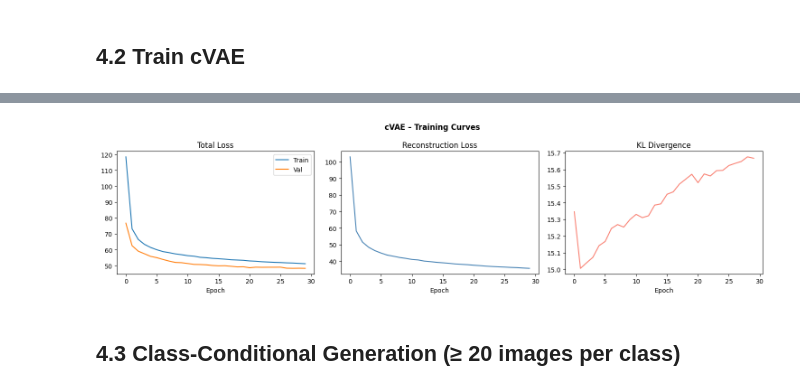
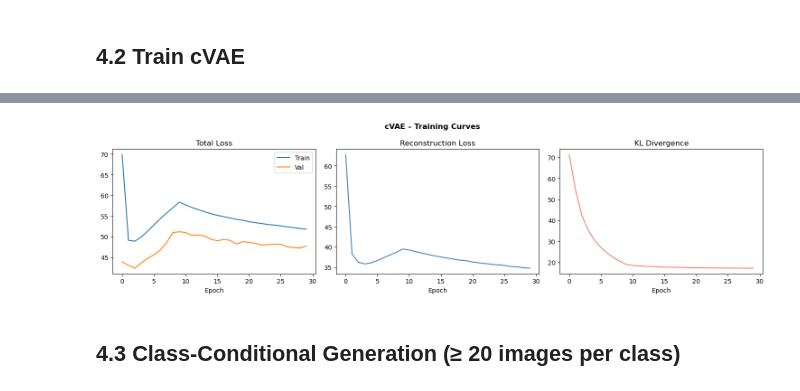
Before and after one commit to HamedAV/ML_Project_Fashion-MNIST-VAE, a Jupyter notebook: fashion-mnist-vae.ipynb, the cells around one changed output, grey strips where cells are left out. Saved outputs shown, nothing was run; the diff lists cells and outputs as text; code cells hidden in the pictures.

```diff
--- a/fashion-mnist-vae.ipynb
+++ b/fashion-mnist-vae.ipynb
@@ -378,15 +405,16 @@ def evaluate_vae(model, loader, beta=1.0, label='Test'):
     for imgs, _ in loader:
         imgs = imgs.to(DEVICE)
         recon, mu, logvar = model(imgs)
-        loss, r, k = vae_loss(recon, imgs, mu, logvar, beta)
-        total      += loss.item()
+        loss, r, k = vae_loss(recon, imgs, mu, logvar, beta * 10, beta)
+        total += loss.item()
         recon_total += r
-        kld_total   += k
+        kld_total += k
     n = len(loader)
-    print(f'[{label}] Total: {total/n:.4f}  '
-          f'Recon: {recon_total/n:.4f}  '
-          f'KLD: {kld_total/n:.4f}')
-    return {'total': total/n, 'recon': recon_total/n, 'kld': kld_total/n}
+    print(f'[{label}] Total: {total / n:.4f}  '
+          f'Recon: {recon_total / n:.4f}  '
+          f'KLD: {kld_total / n:.4f}')
+    return {'total': total / n, 'recon': recon_total / n, 'kld': kld_total / n}
+
 
 base_metrics = evaluate_vae(vae_base, test_loader, beta=1.0, label='Baseline VAE – Test')
 # %% [output]
@@ -862,61 +914,80 @@ def train_cvae(model, train_loader, val_loader, epochs=30, lr=1e-3, beta=1.0):
     optimizer = torch.optim.Adam(model.parameters(), lr=lr)
 
     history = {
-        'train_loss':  [],
-        'val_loss':    [],
-        'train_recon': [],
-        'train_kld':   [],
-        'val_recon':   [],
-        'val_kld':     [],
+        'train_loss': [0.0],
+        'val_loss': [0.0],
+        'train_recon': [0.0],
+        'train_kld': [0.0],
+        'val_recon': [0.0],
+        'val_kld': [0.0],
     }
-
+    pbar = tqdm(total=epochs * (len(train_loader) + len(val_loader)), desc="Training")
     for epoch in range(1, epochs + 1):
 
         # ── Training ──────────────────────────────────────────────────────────
         model.train()
         t_loss = t_recon = t_kld = 0.0
 
-        for imgs, labels in train_loader:
+        for batch_idx, (imgs, labels) in enumerate(train_loader, 1):
             imgs, labels = imgs.to(DEVICE), labels.to(DEVICE)
             optimizer.zero_grad()
 
-            recon, mu, logvar        = model(imgs, labels)
-            loss, recon_loss, kld_loss = vae_loss(recon, imgs, mu, logvar, beta)
+            recon, mu, logvar = model(imgs, labels)
+            loss, recon_loss, kld_loss = vae_loss(recon, imgs, mu, logvar, epoch, beta)
 
             loss.backward()
             optimizer.step()
 
             # vae_loss returns the total as a Tensor but components as floats
-            t_loss  += loss.item()
-            t_recon += float(recon_loss)   # safe for both Tensor and float
-            t_kld   += float(kld_loss)     # safe for both Tensor and float
+            t_loss += loss.item()
+            t_recon += float(recon_loss)  # safe for both Tensor and float
+            t_kld += float(kld_loss)  # safe for both Tensor and float
+            pbar.update(1)
+            pbar.set_postfix({
+                "train": f"{history['train_loss'][-1]:.2f}",
+                "val": f"{history['val_loss'][-1]:.2f}",
+                "recon": f"{history['train_recon'][-1]:.2f}",
+                "kld": f"{history['train_kld'][-1]:.2f}",
+                "epoch": f"{epoch}/{epochs}", "phase": "training",
+                "batch": f"{batch_idx}/{len(train_loader)}"
+            })
 
         # ── Validation ────────────────────────────────────────────────────────
         model.eval()
         v_loss = v_recon = v_kld = 0.0
 
         with torch.no_grad():
-            for imgs, labels in val_loader:
+            for batch_idx, (imgs, labels) in enumerate(val_loader, 1):
                 imgs, labels = imgs.to(DEVICE), labels.to(DEVICE)
 
-                recon, mu, logvar          = model(imgs, labels)
-                loss, recon_loss, kld_loss = vae_loss(recon, imgs, mu, logvar, beta)
+                recon, mu, logvar = model(imgs, labels)
+                loss, recon_loss, kld_loss = vae_loss(recon, imgs, mu, logvar, epoch, beta)
 
-                v_loss  += loss.item()
+                v_loss += loss.item()
                 v_recon += float(recon_loss)
-                v_kld   += float(kld_loss)
+                v_kld += float(kld_loss)
+                pbar.update(1)
+                pbar.set_postfix({
+                    "train": f"{history['train_loss'][-1]:.2f}",
+                    "val": f"{history['val_loss'][-1]:.2f}",
+                    "recon": f"{history['train_recon'][-1]:.2f}",
+                    "kld": f"{history['train_kld'][-1]:.2f}",
+                    "epoch": f"{epoch}/{epochs}",
+                    "phase": "validating",
+                    "batch": f"{batch_idx}/{len(val_loader)}"
+                })
 
         # ── Store per-epoch averages ──────────────────────────────────────────
         n_train = len(train_loader)
-        n_val   = len(val_loader)
+        n_val = len(val_loader)
 
-        history['train_loss'].append(t_loss  / n_train)
+        history['train_loss'].append(t_loss / n_train)
         history['train_recon'].append(t_recon / n_train)
-        history['train_kld'].append(t_kld   / n_train)
+        history['train_kld'].append(t_kld / n_train)
 
-        history['val_loss'].append(v_loss  / n_val)
+        history['val_loss'].append(v_loss / n_val)
         history['val_recon'].append(v_recon / n_val)
-        history['val_kld'].append(v_kld   / n_val)
+        history['val_kld'].append(v_kld / n_val)
 
         if epoch % 5 == 0:
             print(
@@ -929,7 +1000,7 @@ def train_cvae(model, train_loader, val_loader, epochs=30, lr=1e-3, beta=1.0):
                 f'kld: {history["val_kld"][-1]:.2f}'
             )
 
-    return history
+    return {k: v[1:] for k, v in history.items()}
 
 
 # ── Train ─────────────────────────────────────────────────────────────────────
@@ -939,9 +1010,9 @@ hist_cvae = train_cvae(cvae, train_loader, val_loader, epochs=30, lr=1e-3, beta=
 plot_training(
     {
         'train_loss': hist_cvae['train_loss'],
-        'val_loss':   hist_cvae['val_loss'],
-        'recon':      hist_cvae['train_recon'],
-        'kld':        hist_cvae['train_kld'],
+        'val_loss': hist_cvae['val_loss'],
+        'recon': hist_cvae['train_recon'],
+        'kld': hist_cvae['train_kld'],
     },
     title='cVAE – Training Curves'
 )
@@ -955,4 +1026,4 @@ Epoch [ 30/30]  Train → total: 51.19  recon: 35.52  kld: 15.67  |  Val → tot
-[figure, old version]
+[figure, new version]
 # %% [markdown]
 ## 4.3 Class-Conditional Generation (≥ 20 images per class)
 # %%
```
Also changed, not shown: parts of 29 cells of this notebook.
